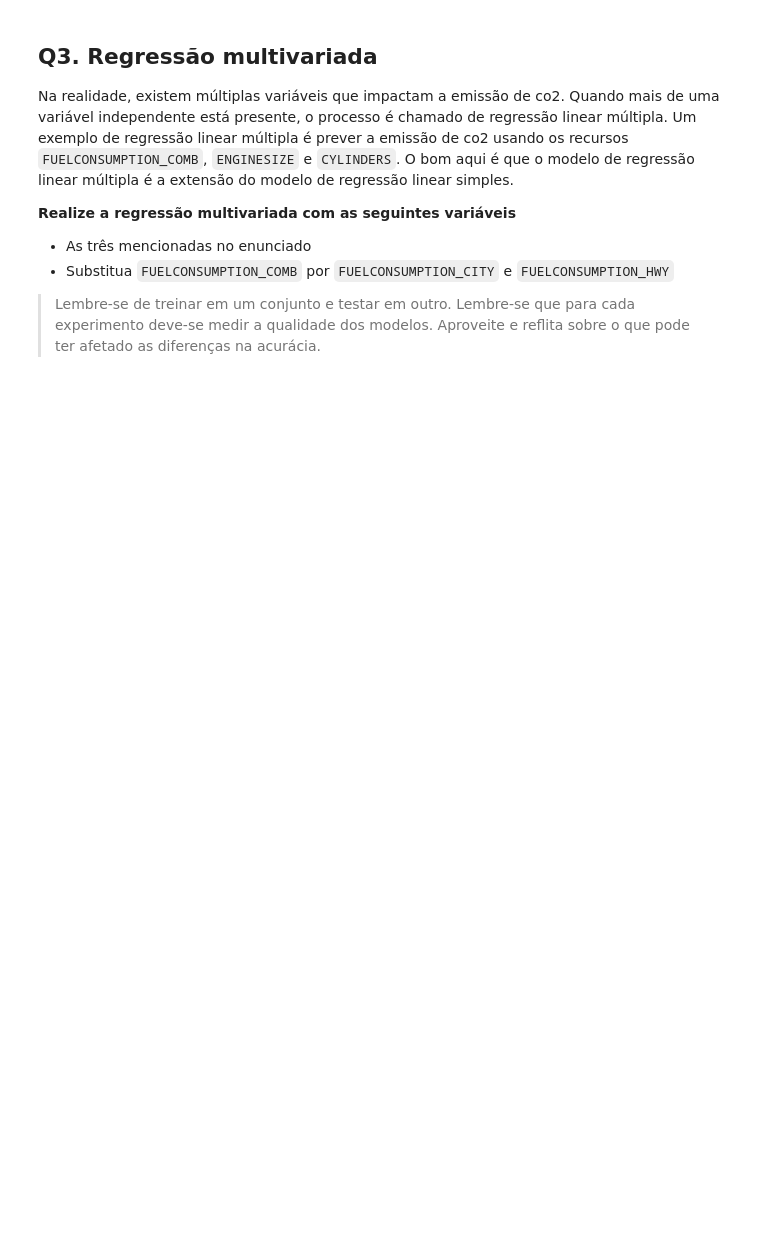
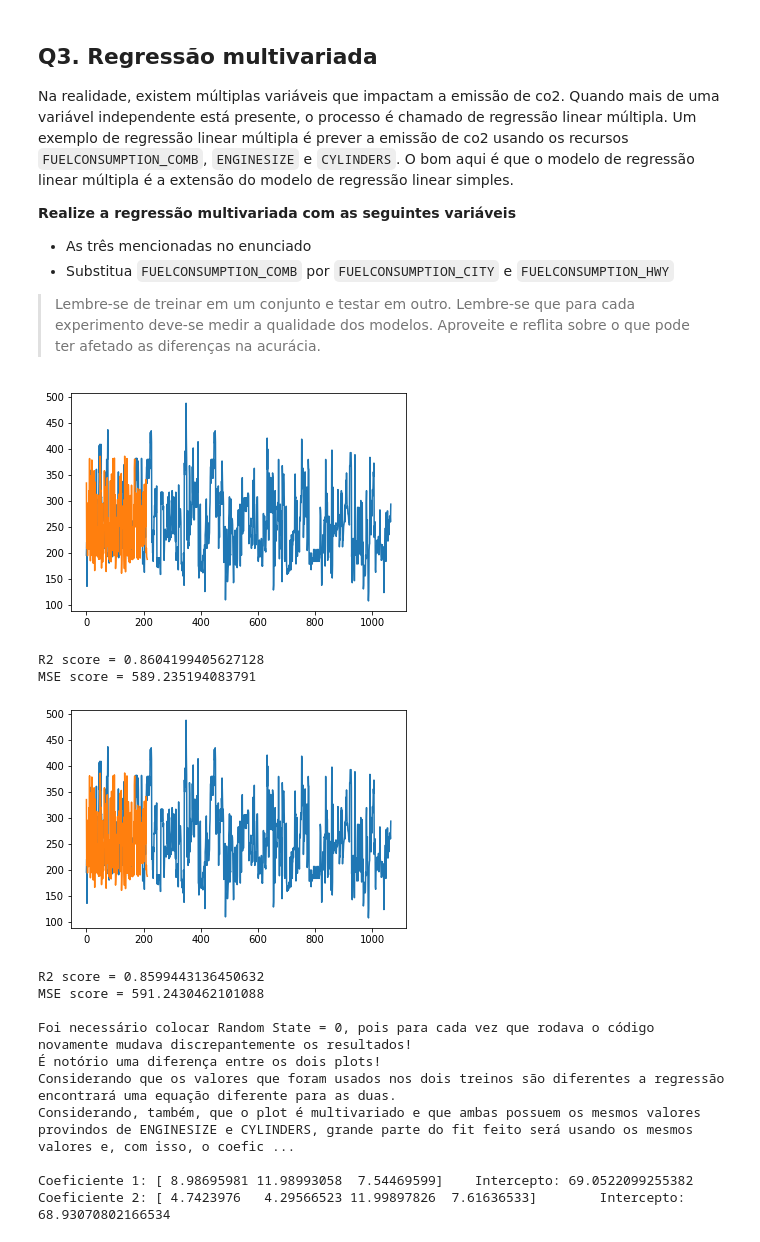
Before and after one commit to Trees-Over-The-Lake/Inteligencia-Artificial, a Jupyter notebook: src/regressao_linear/Exercício_Regressão.ipynb, the cells around one changed output. Cells and saved outputs as stored; diff of their text form; code cells hidden in the pictures; blank space fills up the shorter version.

```diff
--- a/src/regressao_linear/Exercício_Regressão.ipynb
+++ b/src/regressao_linear/Exercício_Regressão.ipynb
@@ -108,3 +263,77 @@ Na realidade, existem múltiplas variáveis que impactam a emissão de co2. Quan
 - Substitua `FUELCONSUMPTION_COMB` por `FUELCONSUMPTION_CITY` e `FUELCONSUMPTION_HWY`
 
 > Lembre-se de treinar em um conjunto e testar em outro. Lembre-se que para cada experimento deve-se medir a qualidade dos modelos. Aproveite e reflita sobre o que pode ter afetado as diferenças na acurácia.
+# %%
+from sklearn.linear_model import LinearRegression
+from sklearn.preprocessing import StandardScaler, PolynomialFeatures
+from sklearn.model_selection import train_test_split
+import numpy as np
+
+X = df[['FUELCONSUMPTION_COMB','ENGINESIZE','CYLINDERS']]
+Y = df['CO2EMISSIONS']
+
+# Separando arrays em test e train
+train_x, test_x, train_y, test_y = train_test_split(X, Y, test_size=.2, random_state=0)
+
+regr = LinearRegression()
+regr.fit(train_x, train_y)
+
+predict = regr.predict(test_x)
+
+plt.plot(Y)
+plt.plot(predict)
+plt.show()
+
+# R2
+score_r2 = sklearn.metrics.r2_score(test_y, predict)
+print(f'R2 score = {score_r2}')
+# MSE
+score_mse = sklearn.metrics.mean_squared_error(test_y, predict)
+print(f'MSE score = {score_mse}')
+
+# Resolvendo segundo item
+X2 = df[['FUELCONSUMPTION_CITY','FUELCONSUMPTION_HWY','ENGINESIZE','CYLINDERS']]
+
+# Separando arrays em test e train
+train_x, test_x, train_y, test_y = train_test_split(X2, Y, test_size=.2, random_state=0)
+
+regr2= LinearRegression()
+regr2.fit(train_x, train_y)
+
+predict2 = regr2.predict(test_x)
+
+plt.plot(Y)
+plt.plot(predict2)
+plt.show()
+
+# R2
+score_r2 = sklearn.metrics.r2_score(test_y, predict2)
+print(f'R2 score = {score_r2}')
+# MSE
+score_mse = sklearn.metrics.mean_squared_error(test_y, predict2)
+print(f'MSE score = {score_mse}')
+
+# Resultado das predições
+print('')
+print('Foi necessário colocar Random State = 0, pois para cada vez que rodava o código novamente mudava discrepantemente os resultados!')
+print("""É notório uma diferença entre os dois plots!
+Considerando que os valores que foram usados nos dois treinos são diferentes a regressão encontrará uma equação diferente para as duas.
+Considerando, também, que o plot é multivariado e que ambas possuem os mesmos valores provindos de ENGINESIZE e CYLINDERS, grande parte do fit feito será usando os mesmos valores e, com isso, o coeficiente e o intercepto serão bastante próximos.
+""")
+print(f'Coeficiente 1: {regr.coef_}\tIntercepto: {regr.intercept_}')
+print(f'Coeficiente 2: {regr2.coef_}\tIntercepto: {regr2.intercept_}')
+# %% [output]
+[figure, added]
+R2 score = 0.8604199405627128
+MSE score = 589.235194083791
+[figure, added]
+R2 score = 0.8599443136450632
+MSE score = 591.2430462101088
+
+Foi necessário colocar Random State = 0, pois para cada vez que rodava o código novamente mudava discrepantemente os resultados!
+É notório uma diferença entre os dois plots!
+Considerando que os valores que foram usados nos dois treinos são diferentes a regressão encontrará uma equação diferente para as duas.
+Considerando, também, que o plot é multivariado e que ambas possuem os mesmos valores provindos de ENGINESIZE e CYLINDERS, grande parte do fit feito será usando os mesmos valores e, com isso, o coefic ...
+
+Coeficiente 1: [ 8.98695981 11.98993058  7.54469599]    Intercepto: 69.0522099255382
+Coeficiente 2: [ 4.7423976   4.29566523 11.99897826  7.61636533]        Intercepto: 68.93070802166534
```
Also changed, not shown: parts of 8 cells of this notebook.
